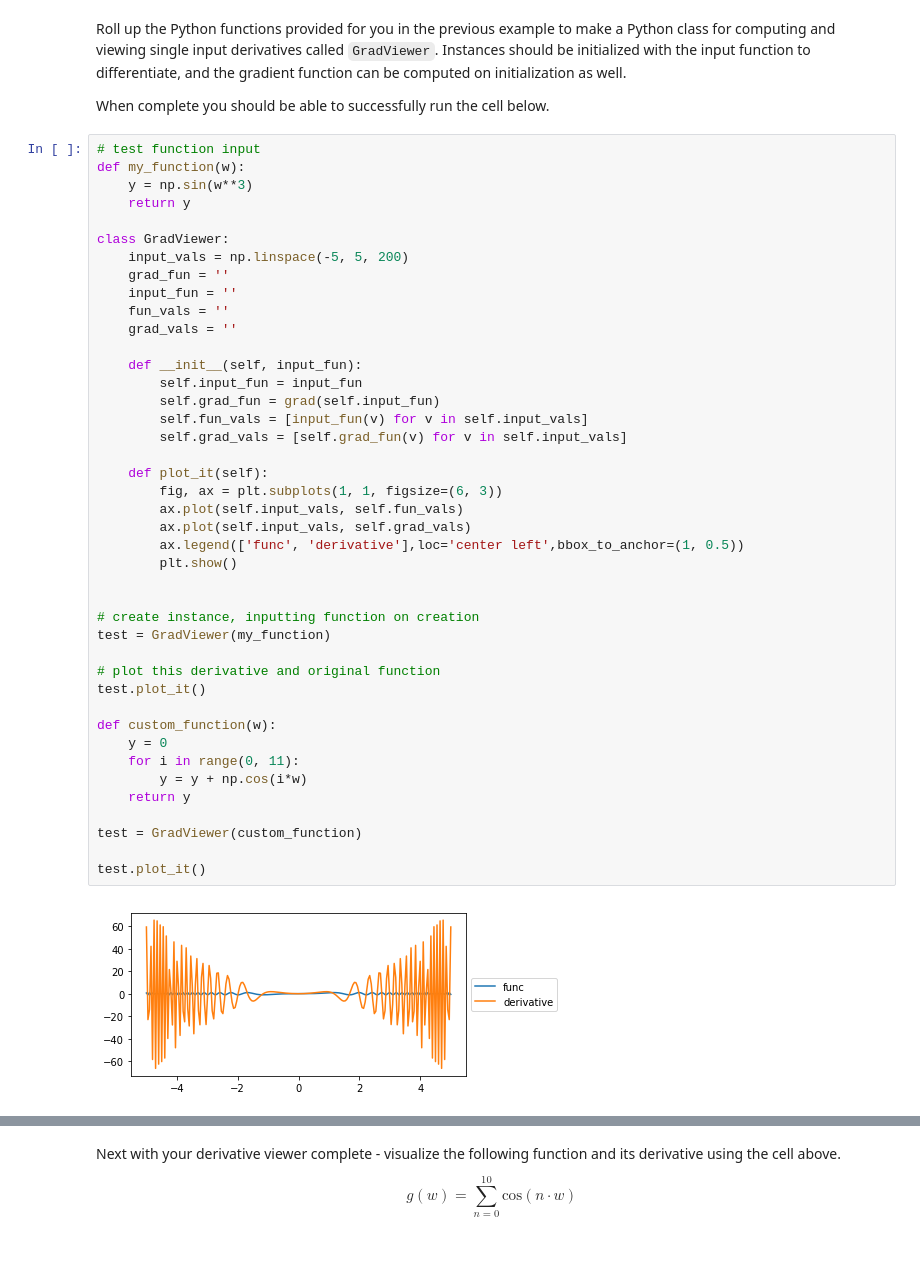
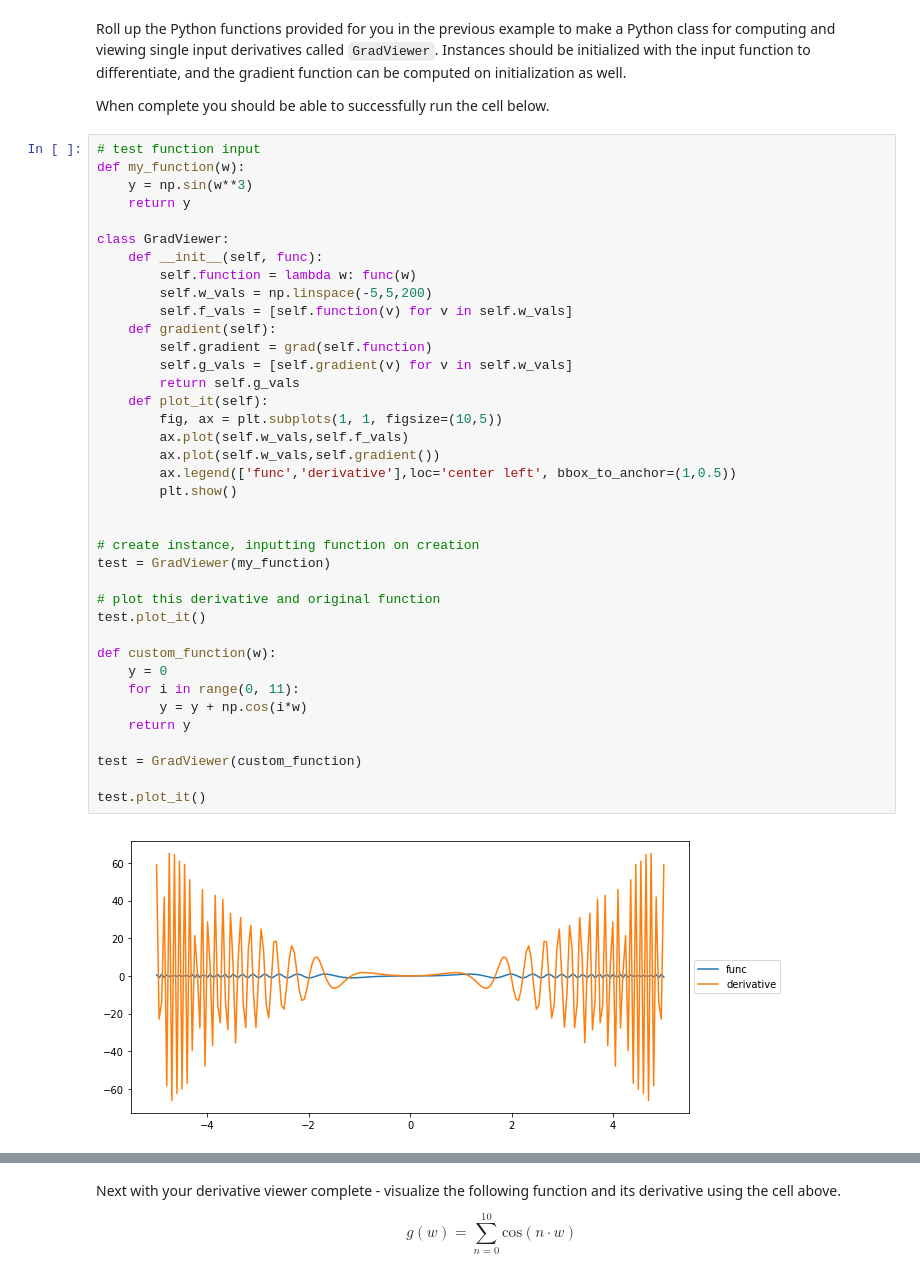
Before and after one commit to amitadate/EECS-435-DL-Foundations, a Jupyter notebook: HW1/deep_learning_hw1.ipynb, the cells around one changed output, grey strips where cells are left out. Drawn from its saved outputs; the diff is of its cells as text; blank space fills up the shorter version.

```diff
--- a/HW1/deep_learning_hw1.ipynb
+++ b/HW1/deep_learning_hw1.ipynb
@@ -111,44 +111,40 @@ When complete you should be able to successfully run the cell below.
 # %%
 # test function input
 def my_function(w):
     y = np.sin(w**3)
     return y
 
 class GradViewer:
-    input_vals = np.linspace(-5, 5, 200)
-    grad_fun = ''
-    input_fun = ''
-    fun_vals = ''
-    grad_vals = ''
-
-    def __init__(self, input_fun):
-        self.input_fun = input_fun
-        self.grad_fun = grad(self.input_fun)
-        self.fun_vals = [input_fun(v) for v in self.input_vals]
-        self.grad_vals = [self.grad_fun(v) for v in self.input_vals]
-
+    def __init__(self, func):
+        self.function = lambda w: func(w)
+        self.w_vals = np.linspace(-5,5,200)
+        self.f_vals = [self.function(v) for v in self.w_vals]
+    def gradient(self):
+        self.gradient = grad(self.function)
+        self.g_vals = [self.gradient(v) for v in self.w_vals]
+        return self.g_vals
     def plot_it(self):
-        fig, ax = plt.subplots(1, 1, figsize=(6, 3))
-        ax.plot(self.input_vals, self.fun_vals)
-        ax.plot(self.input_vals, self.grad_vals)
-        ax.legend(['func', 'derivative'],loc='center left',bbox_to_anchor=(1, 0.5))
+        fig, ax = plt.subplots(1, 1, figsize=(10,5))
+        ax.plot(self.w_vals,self.f_vals)
+        ax.plot(self.w_vals,self.gradient())
+        ax.legend(['func','derivative'],loc='center left', bbox_to_anchor=(1,0.5))
         plt.show()
 
 
 # create instance, inputting function on creation
 test = GradViewer(my_function)
 
 # plot this derivative and original function
 test.plot_it()
 
 def custom_function(w):
     y = 0
     for i in range(0, 11):
         y = y + np.cos(i*w)
     return y
 
 test = GradViewer(custom_function)
 
 test.plot_it()
 # %% [output]
-[figure, old version]
+[figure, new version]
```
Also changed, not shown: parts of 11 cells of this notebook.
